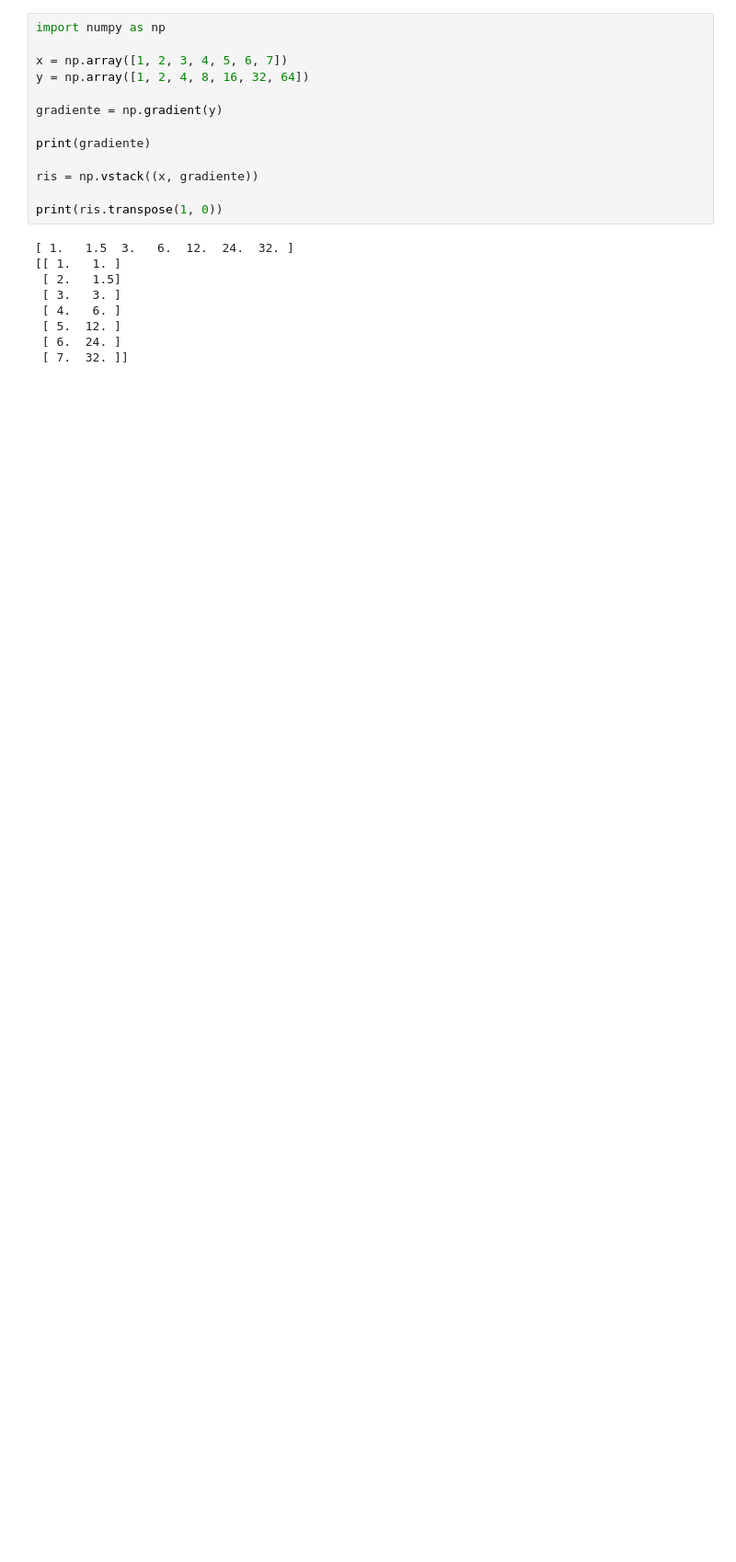
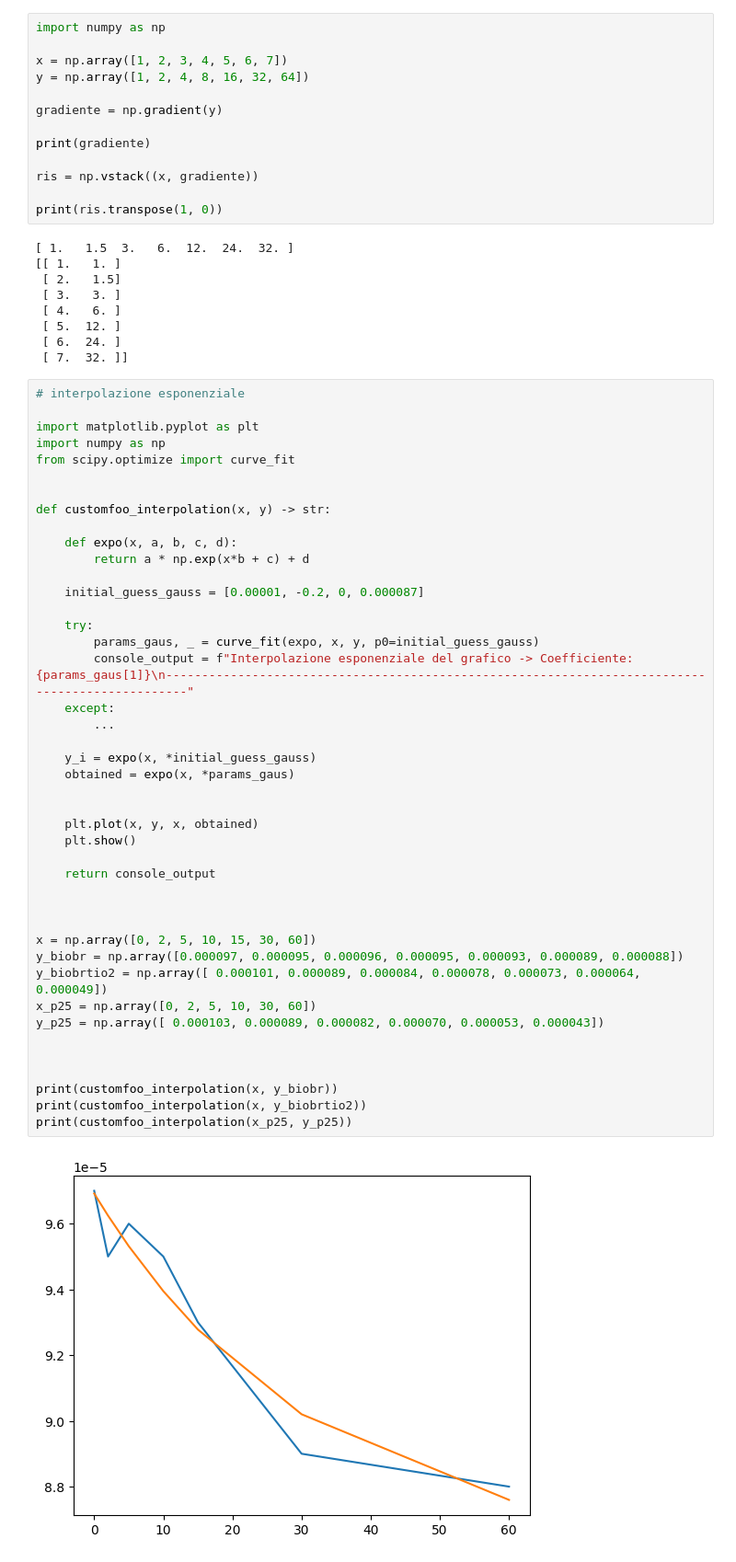
Before and after one commit to alekoza02/pomoshnik, a Jupyter notebook: prove.ipynb, the cells around one changed output. Shown at 92% size. Drawn from its saved outputs; the diff is of its cells as text; blank space fills up the shorter version.

Commit message:
Features update: - Added Custom Curve Fit - Changed some default values

```diff
--- a/prove.ipynb
+++ b/prove.ipynb
@@ -167,3 +167,48 @@ print(ris.transpose(1, 0))
  [ 5.  12. ]
  [ 6.  24. ]
  [ 7.  32. ]]
+# %%
+# interpolazione esponenziale
+
+import matplotlib.pyplot as plt
+import numpy as np
+from scipy.optimize import curve_fit
+
+
+def customfoo_interpolation(x, y) -> str:
+
+    def expo(x, a, b, c, d):
+        return a * np.exp(x*b + c) + d
+
+    initial_guess_gauss = [0.00001, -0.2, 0, 0.000087]
+
+    try:
+        params_gaus, _ = curve_fit(expo, x, y, p0=initial_guess_gauss)
+        console_output = f"Interpolazione esponenziale del grafico -> Coefficiente: {params_gaus[1]}\n------------------------------------------------------------------------------------------------"
+    except:
+        ...
+
+    y_i = expo(x, *initial_guess_gauss)
+    obtained = expo(x, *params_gaus)
+
+
+    plt.plot(x, y, x, obtained)
+    plt.show()
+
+    return console_output
+
+
+
+x = np.array([0, 2, 5, 10, 15, 30, 60])
+y_biobr = np.array([0.000097, 0.000095, 0.000096, 0.000095, 0.000093, 0.000089, 0.000088])
+y_biobrtio2 = np.array([ 0.000101, 0.000089, 0.000084, 0.000078, 0.000073, 0.000064, 0.000049])
+x_p25 = np.array([0, 2, 5, 10, 30, 60])
+y_p25 = np.array([ 0.000103, 0.000089, 0.000082, 0.000070, 0.000053, 0.000043])
+
+
+
+print(customfoo_interpolation(x, y_biobr))
+print(customfoo_interpolation(x, y_biobrtio2))
+print(customfoo_interpolation(x_p25, y_p25))
+# %% [output]
+[figure, added]
```
Also changed, not shown: parts of 2 cells of this notebook, 4 other files.
